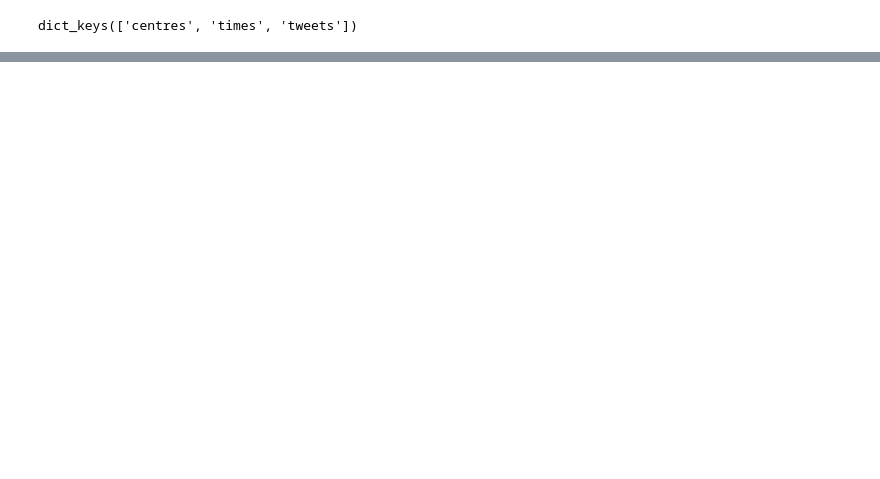
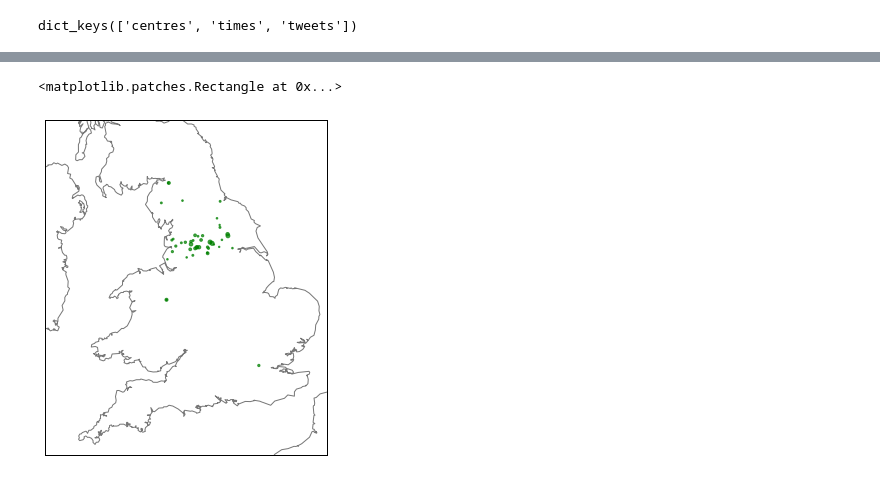
Before and after one commit to Humpheh/twied, a Jupyter notebook: workbooks/ED-FinalGraphing.ipynb, the cells around one changed output, grey strips where cells are left out. Drawn from its saved outputs; the diff is of its cells as text; code cells hidden in the pictures; blank space fills up the shorter version.

```diff
--- a/workbooks/ED-FinalGraphing.ipynb
+++ b/workbooks/ED-FinalGraphing.ipynb
@@ -717,0 +1075,32 @@ res
+# %%
+with open('D:/ds/code/implementation/real2.pkl', 'rb') as file:
+    docs_geo2 = pickle.load(file)
+
+bmp = Basemap(projection='merc', lat_0=53.458736, lon_0=-2.2,
+    resolution='i', area_thresh = 1000.0,
+    urcrnrlat=56, urcrnrlon=2,
+    llcrnrlat=49.75, llcrnrlon=-6.75)
+
+px = []
+py = []
+ms = []
+for x in docs_geo2:
+    for p in x['centres']:
+        if p is None:
+            continue
+
+        #if len(x['tweets']) < 50:
+        #   continue
+
+        x2,y = bmp(p[1], p[0])
+        ms.append(5 + len(x['tweets']) ** 1/2)
+        px.append(x2)
+        py.append(y)
+
+bmp.scatter(px, py, s=ms, marker='.', color='green', alpha=0.7, label='Event')
+
+bmp.drawcoastlines(color="#777777")
+bmp.drawmapboundary()
+# %% [output]
+<matplotlib.patches.Rectangle at 0x...>
+[figure, added]
```
Also changed, not shown: parts of 35 cells of this notebook, 23 other files.
